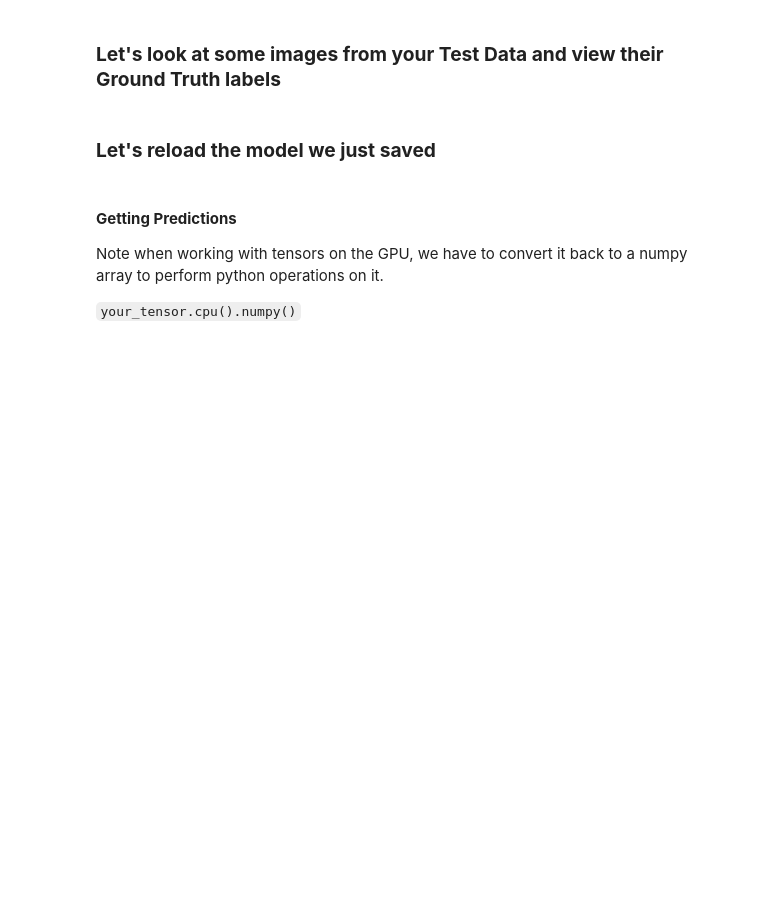
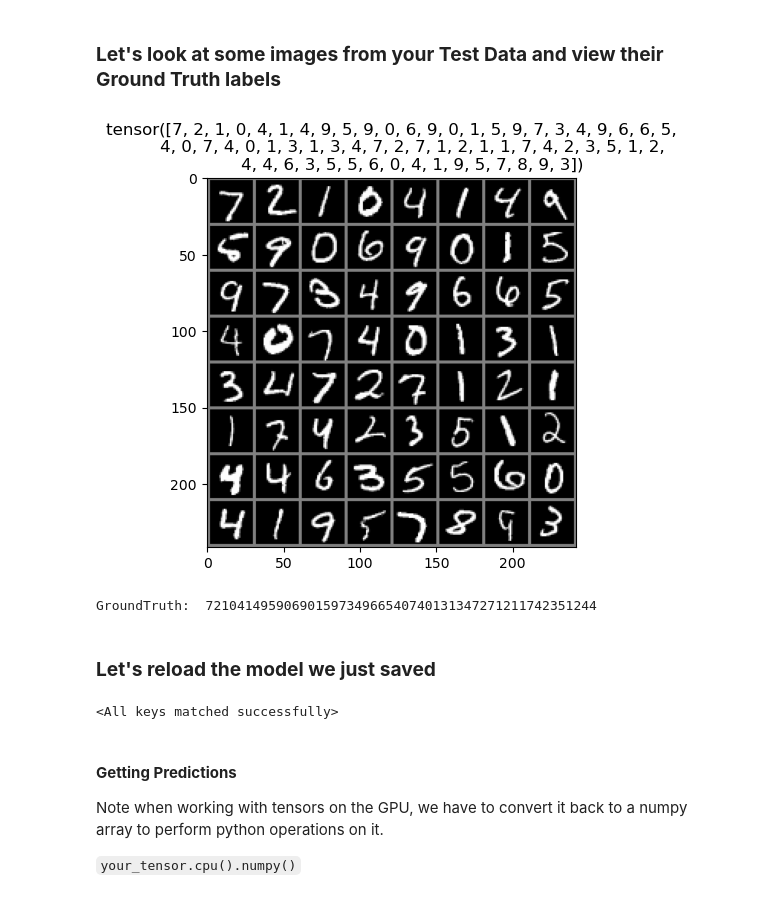
Before and after one commit to Feanor1021/MEDICAL-FILE-HANDLING-PYDICOM-NIBABEL-, a Jupyter notebook: Pytorch/1. PyTorch CNN Tutorial MNIST1.ipynb, the cells around one changed output. Drawn from its saved outputs; the diff is of its cells as text; code cells hidden in the pictures; blank space fills up the shorter version.

```diff
--- a/Pytorch/1. PyTorch CNN Tutorial MNIST1.ipynb
+++ b/Pytorch/1. PyTorch CNN Tutorial MNIST1.ipynb
@@ -341,7 +461,26 @@
 # %% [markdown]
 ### **Let's look at some images from your Test Data and view their Ground Truth labels**
+# %%
+# Loading one mini-batch
+dataiter = iter(test_loader)
+images, labels = next(dataiter)
+
+# Display images using torchvision's utils.make_grid()
+img1show(torchvision.utils.make_grid(images), labels)
+print("GroundTruth: ", "".join("%ls"%labels[j].numpy() for j in range(50)))
+# %% [output]
+[figure, added]
+GroundTruth:  72104149590690159734966540740131347271211742351244
 # %% [markdown]
 ### **Let's reload the model we just saved**
+# %%
+# Create an instance of the model and move it (memory and operations) to the CUDA device.
+net = Net()
+net.to(device)
+
+net.load_state_dict(torch.load(PATH))
+# %% [output]
+<All keys matched successfully>
 # %% [markdown]
 #### **Getting Predictions**
 
```
Also changed, not shown: parts of 14 cells of this notebook.
